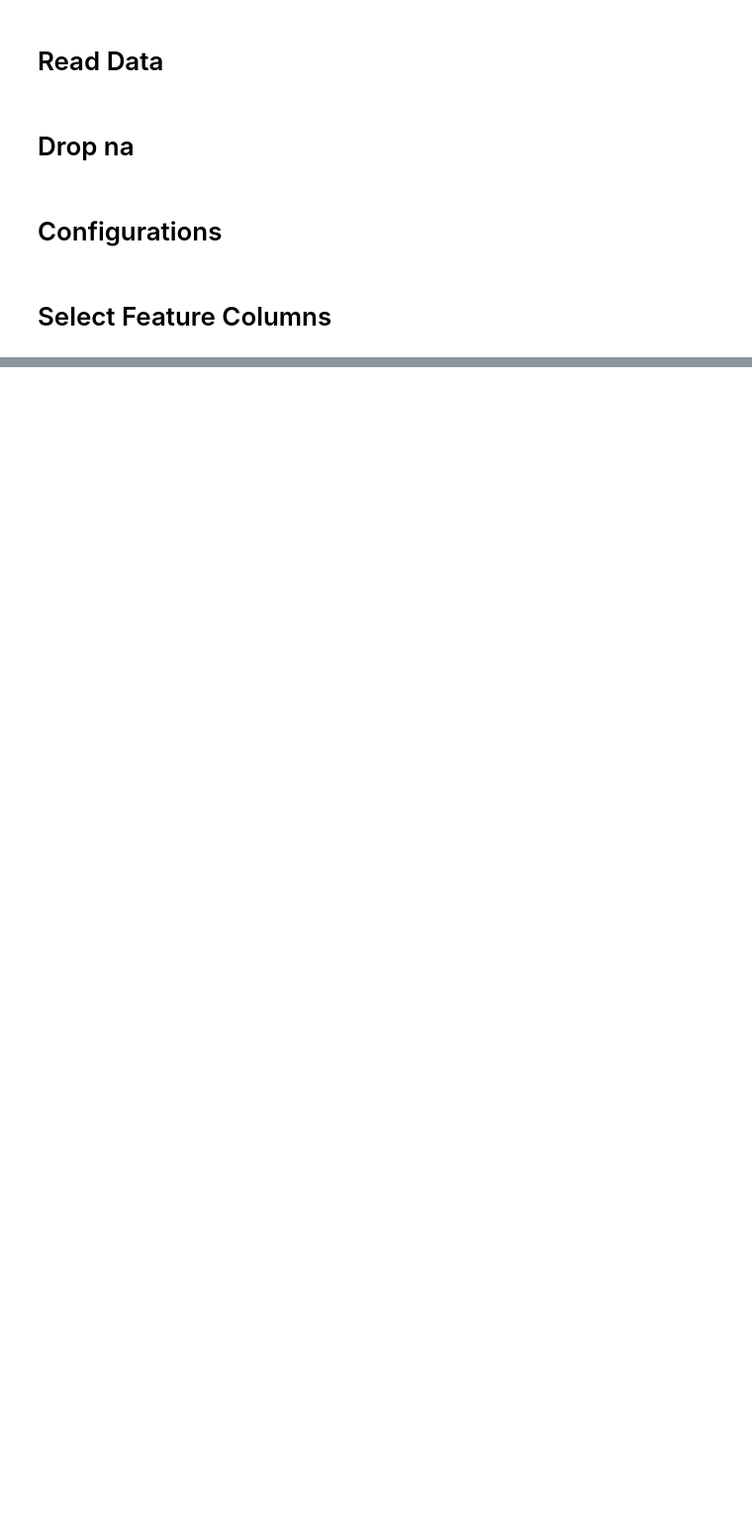
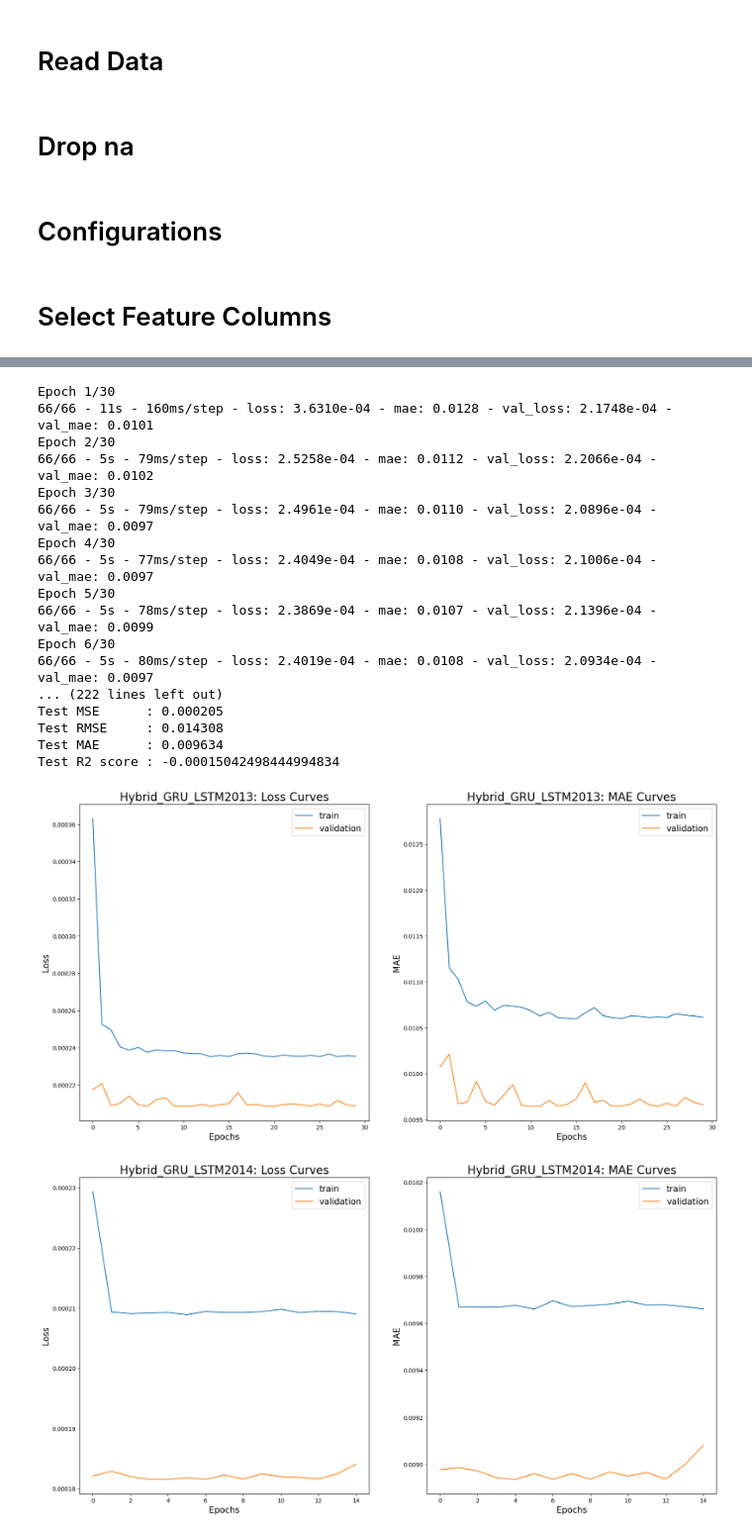
Before and after one commit to brianrp09232000/multimodal-eq-sizing, a Jupyter notebook: kaggle/02_train_legs-price_model.ipynb, the cells around one changed output, grey strips where cells are left out. Shown at 99% size. Saved outputs shown, nothing was run; the diff lists cells and outputs as text; code cells hidden in the pictures; blank space fills up the shorter version.

Commit message:
Kaggle Notebook | 02_train_legs-price_model | Version 4

```diff
--- a/kaggle/02_train_legs-price_model.ipynb
+++ b/kaggle/02_train_legs-price_model.ipynb
@@ -202,5 +138,0 @@ def build_hybrid_gru_lstm(input_shape):
-# %%
-# Build model
-input_shape = (WINDOW_SIZE, len(feature_cols))
-model = build_hybrid_gru_lstm(input_shape)
-model.summary()
@@ -554,0 +154,17 @@ df_predict.to_pickle('/kaggle/working/price_model_test_predicted.pkl')
+# %%
+def create_numpy_data_type(df_train, df_val, df_test, feature_cols, TARGET_COL):
+
+
+    y_train = np.array(df_train[TARGET_COL])
+    y_val = np.array(df_val[TARGET_COL])#.dropna())
+    y_test = np.array(df_test[TARGET_COL])#.dropna())
+
+    model_input_cols = feature_cols.copy()
+    model_input_cols.remove(TARGET_COL)
+
+    X_train = np.array(df_train[model_input_cols])#.dropna(axis=1))
+    X_val = np.array(df_val[model_input_cols])#.dropna(axis=1))
+    X_test = np.array(df_test[model_input_cols])#.dropna(axis=1))
+
+
+    return X_train, y_train, X_val, y_val, X_test, y_test
@@ -554,0 +173,8 @@ df_predict.to_pickle('/kaggle/working/price_model_test_predicted.pkl')
+# %%
+def normalize_data(xtrain, xval, xtest):
+
+    xscaler = MinMaxScaler(feature_range=(0, 1))
+    xtrain = xscaler.fit_transform(xtrain)
+    xval = xscaler.transform(xval)
+    xtest = xscaler.transform(xtest)
+    return xtrain, xval, xtest, xscaler
@@ -554,0 +183,9 @@ df_predict.to_pickle('/kaggle/working/price_model_test_predicted.pkl')
+# %%
+def reshape_data(xtrain, xval, xtest):
+
+    xtrain = xtrain.reshape(xtrain.shape[0], xtrain.shape[1], 1)
+    xval = xval.reshape(xval.shape[0], xval.shape[1], 1)
+    xtest = xtest.reshape(xtest.shape[0], xtest.shape[1], 1)
+
+    #print(xtrain.shape, ytrain.shape, xval.shape,yval.shape, xtest.shape,ytest.shape)
+    return xtrain, xval, xtest
@@ -554,0 +322,26 @@ df_predict.to_pickle('/kaggle/working/price_model_test_predicted.pkl')
+# %%
+# build models spliting the dataset at different years
+df_test_all = pd.DataFrame()
+for split_year in [2013, 2014, 2015, 2016, 2017]:
+    df_test, model = build_model_for_one_fold(df, feature_cols, TARGET_COL, DATE_COL, split_year)
+    df_test_all = pd.concat([df_test_all, df_test])
+# %% [output]
+Epoch 1/30
+66/66 - 11s - 160ms/step - loss: 3.6310e-04 - mae: 0.0128 - val_loss: 2.1748e-04 - val_mae: 0.0101
+Epoch 2/30
+66/66 - 5s - 79ms/step - loss: 2.5258e-04 - mae: 0.0112 - val_loss: 2.2066e-04 - val_mae: 0.0102
+Epoch 3/30
+66/66 - 5s - 79ms/step - loss: 2.4961e-04 - mae: 0.0110 - val_loss: 2.0896e-04 - val_mae: 0.0097
+Epoch 4/30
+66/66 - 5s - 77ms/step - loss: 2.4049e-04 - mae: 0.0108 - val_loss: 2.1006e-04 - val_mae: 0.0097
+Epoch 5/30
+66/66 - 5s - 78ms/step - loss: 2.3869e-04 - mae: 0.0107 - val_loss: 2.1396e-04 - val_mae: 0.0099
+Epoch 6/30
+66/66 - 5s - 80ms/step - loss: 2.4019e-04 - mae: 0.0108 - val_loss: 2.0934e-04 - val_mae: 0.0097
+... (222 lines left out)
+Test MSE      : 0.000205
+Test RMSE     : 0.014308
+Test MAE      : 0.009634
+Test R2 score : -0.00015042498444994834
+[figure, added]
+[figure, added]
```
Also changed, not shown: parts of 46 cells of this notebook.
